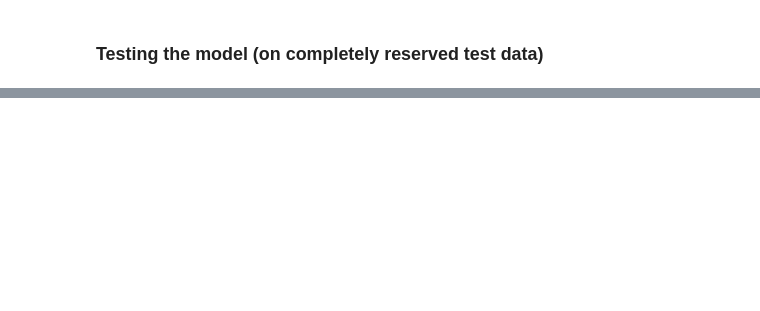
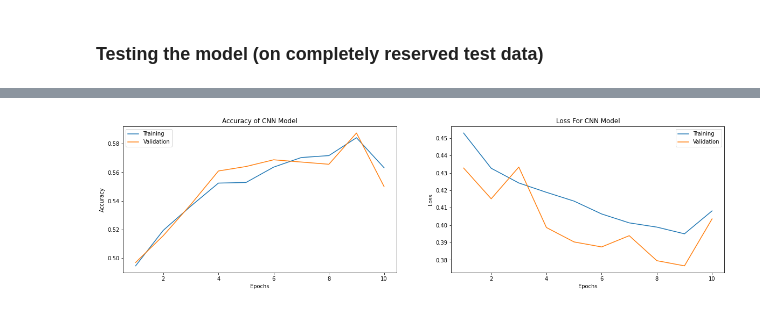
Before and after one commit to maria-jl/BMEN-415, a Jupyter notebook: Models/image_classification_model.ipynb, the cells around one changed output, grey strips where cells are left out. Saved outputs shown, nothing was run; the diff lists cells and outputs as text; code cells hidden in the pictures; blank space fills up the shorter version.

Commit message:
increased number of training steps + added plots

```diff
--- a/Models/image_classification_model.ipynb
+++ b/Models/image_classification_model.ipynb
@@ -35,12 +35,12 @@ model.add(Dense(64, activation = 'relu')) ## creates a fully connected layer wit
 model.add(Dropout(0.2)) ## this function randomly sets 20% of the input units to 0 at each training step; used to prevent overfitting
 
 # second densely-connected layer
-model.add(Dense(16, activation = 'relu')) ## creates a fully connected layer with 64 output units (neurons)
+model.add(Dense(16, activation = 'relu')) ## creates a fully connected layer with 16 output units (neurons)
 model.add(Dropout(0.2)) ## this function randomly sets 20% of the input units to 0 at each training step; used to prevent overfitting
 
 # third densely-connected layer
 model.add(Dense(4, activation = 'sigmoid')) ## creates a fully connected layer with 4 output units (neurons) corresponding to the 4 output classes
 
 model.compile(loss = 'binary_crossentropy',
-              optimizer = 'rmsprop',
-              metrics = ['accuracy']) ## try accuracy for now, can change later
+              optimizer = 'nadam',
+              metrics = ['accuracy']) ## will optimize for accuracy even though the data is imbalanced; will need to check that the model is not underpredicting the minority class
@@ -64,12 +66,12 @@ validation_data = datagen.flow_from_directory(
     class_mode = 'categorical',
     seed = 112)
 
-model.fit(
-    train_data,
-    steps_per_epoch = 4487 // (batch_size*epochs),
-    epochs = epochs,
-    validation_data = validation_data,
-    validation_steps = 642 // (batch_size*epochs))
+training = model.fit(
+            train_data,
+            steps_per_epoch = 4487 // (batch_size),
+            epochs = epochs,
+            validation_data = validation_data,
+            validation_steps = 642 // (batch_size))
 
 # removed class weights since these seem to decrease model performance
 # class_weight = {0: 4487/627, 1: 4487/44, 2: 4487/2240, 3: 4487/1568}) ## these class weights are based on the train dataset (total train samples/train samples for class i)
@@ -122,0 +124,29 @@ Test accuracy: 0.5316653847694397
+# %%
+import matplotlib.pyplot as plt
+
+accuracy = training.history['accuracy']
+val_accuracy = training.history['val_accuracy']
+loss = training.history['loss']
+val_loss = training.history['val_loss']
+
+plt.figure(figsize = (20, 5))
+
+plt.subplot(1, 2, 1)
+plt.title('Accuracy of CNN Model')
+plt.xlabel('Epochs')
+plt.ylabel('Accuracy')
+plt.plot(range(1, 11), accuracy, label = 'Training')
+plt.plot(range(1, 11), val_accuracy, label = 'Validation')
+plt.legend()
+
+plt.subplot(1, 2, 2)
+plt.title('Loss For CNN Model')
+plt.xlabel('Epochs')
+plt.ylabel('Loss')
+plt.plot(range(1, 11), loss, label = 'Training')
+plt.plot(range(1, 11), val_loss, label = 'Validation')
+plt.legend()
+
+plt.show()
+# %% [output]
+[figure, added]
```
Also changed, not shown: parts of 3 cells of this notebook, 1 other file.
